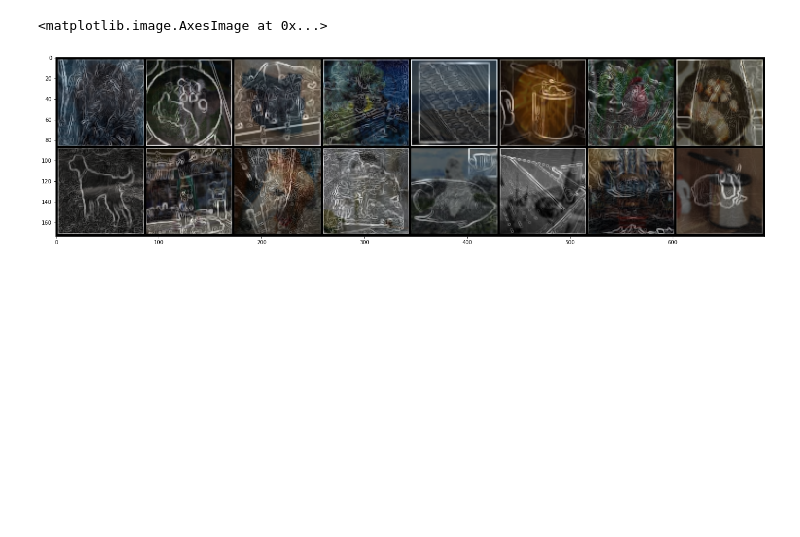
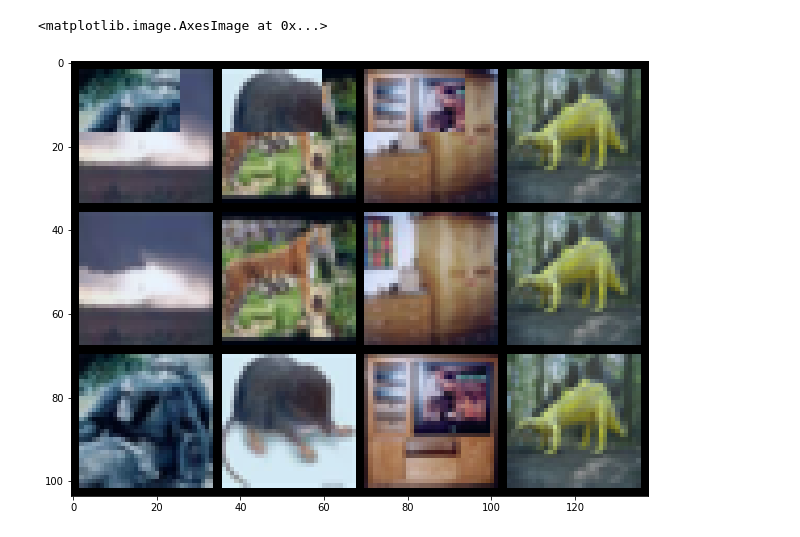
Before and after one commit to Cognitive-Systems-Laboratory/2021-AI-Highly-Cluttered-Dataset, a Jupyter notebook: metric_hyun/MixFreq.ipynb, the cells around one changed output. Cells and saved outputs as stored; diff of their text form; code cells hidden in the pictures; blank space fills up the shorter version.

```diff
--- a/metric_hyun/MixFreq.ipynb
+++ b/metric_hyun/MixFreq.ipynb
@@ -156,0 +106,38 @@ def mixfreq_criterion(criterion, pred, y_a, y_):
+# %%
+def cutmix(x, y, alpha=1.0, use_cuda=True):
+    with torch.no_grad():
+        lam = np.random.beta(alpha, alpha)
+        if use_cuda:
+            rand_index = torch.randperm(x.size()[0]).cuda()
+        else:
+            rand_index = torch.randperm(x.size()[0])
+        x_copy=x.clone()
+
+        target_a = y
+        target_b = y[rand_index]
+        bbx1, bby1, bbx2, bby2 = rand_bbox(x_copy.size(), lam)
+        x_copy[:, :, bbx1:bbx2, bby1:bby2] = x_copy[rand_index, :, bbx1:bbx2, bby1:bby2]
+        # adjust lambda to exactly match pixel ratio
+        lam = 1 - ((bbx2 - bbx1) * (bby2 - bby1) / (x.size()[-1] * x.size()[-2]))
+    return x_copy, target_a, target_b, lam,rand_index
+
+
+def rand_bbox(size, lam):
+    W = size[2]
+    H = size[3]
+    cut_rat = np.sqrt(1. - lam)
+    cut_w = np.int16(W * cut_rat)
+    cut_h = np.int16(H * cut_rat)
+
+    # uniform
+    cx = np.random.randint(W)
+    cy = np.random.randint(H)
+
+    bbx1 = np.clip(cx - cut_w // 2, 0, W)
+    bby1 = np.clip(cy - cut_h // 2, 0, H)
+    bbx2 = np.clip(cx + cut_w // 2, 0, W)
+    bby2 = np.clip(cy + cut_h // 2, 0, H)
+
+    return bbx1, bby1, bbx2, bby2
+def cutmix_criterion(criterion, pred, y_a, y_b, lam):
+    return criterion(pred, y_a) * lam + criterion(pred, y_b) * (1. - lam)
@@ -219,0 +182,10 @@ def mix_freq_enhanced_classic(img,label,b_kernel,alpha=1):
+# %%
+cut_mix,_,_,_,idx=cutmix(img,label)
+grid_img = torchvision.utils.make_grid(torch.cat([cut_mix[0:4],img[0:4],img[idx[0:4]]]).detach(), nrow=4,normalize=True)
+#gt=[label_name[x.long()] for x in LABELS]
+plt.figure(figsize=(12,8))
+#plt.title(gt)
+plt.imshow(grid_img.permute(1, 2, 0))
+# %% [output]
+<matplotlib.image.AxesImage at 0x...>
+[figure, added]
@@ -237,13 +201,2 @@ mixed_img=0.45*blured_img+0.45*edged_img#+0.2*img
-# %%
-import torchvision
-grid_img = torchvision.utils.make_grid(mixed_img[0:16].detach(), nrow=8,normalize=True)
-
-#gt=[label_name[x.long()] for x in LABELS]
-plt.figure(figsize=(24,16))
-#plt.title(gt)
-plt.imshow(grid_img.permute(1, 2, 0))
-# %% [output]
-<matplotlib.image.AxesImage at 0x...>
-[figure, removed]
 # %%
 import torchvision.models as models
```
Also changed, not shown: parts of 26 cells of this notebook, 4 other files.
